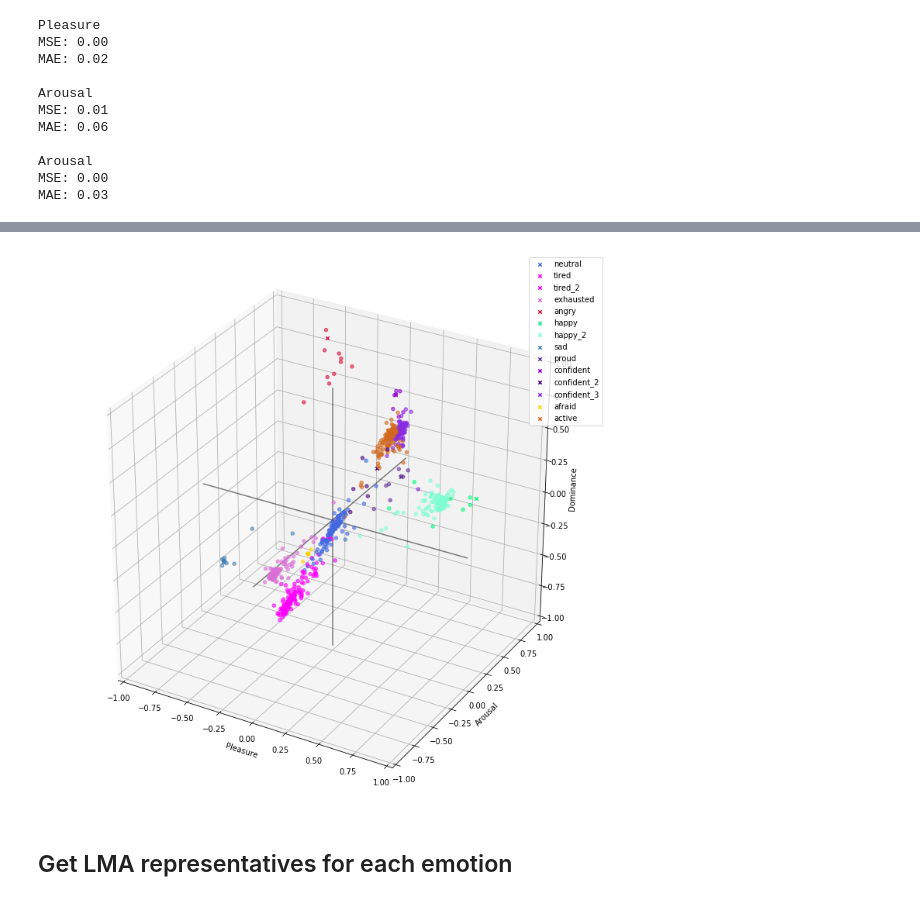
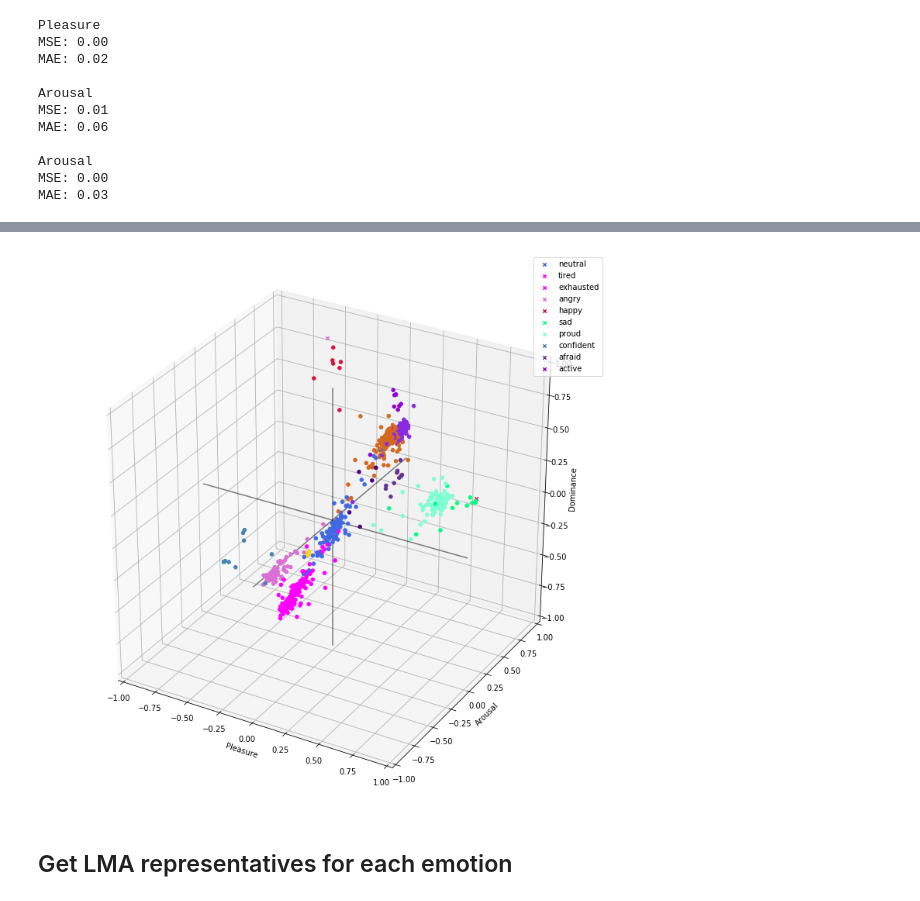
Before and after one commit to HerouFenix/Emotionally-Expressive-Motion-Controller-for-Virtual-Characters, a Jupyter notebook: emotion_classifier/model_training/bandai_train_model.ipynb, the cells around one changed output, grey strips where cells are left out. Saved outputs shown, nothing was run; the diff lists cells and outputs as text; code cells hidden in the pictures.

```diff
--- a/emotion_classifier/model_training/bandai_train_model.ipynb
+++ b/emotion_classifier/model_training/bandai_train_model.ipynb
@@ -551,25 +892,22 @@ plt.show()
 x = pred_y_p[0:1000]
 y = pred_y_a[0:1000]
 z = pred_y_d[0:1000]
+
 
 x_reference = [
     ## Bandai ##
     0.05,
 
     0.1,
-    0.1,
     -0.1,
 
     -0.5,
 
     0.8,
-    0.6,
 
     -0.6,
 
     0.4,
-    0.3,
-    0.25,
     0.3,
 
     -0.6,
@@ -582,20 +920,16 @@ y_reference = [
     -0.05,
 
     -0.7,
-    -0.75,
     -0.6,
 
     0.8,
 
     0.5,
-    0.4,
 
     -0.4,
 
     0.2,
     0.3,
-    0.15,
-    0.4,
 
     0.7,
 
@@ -607,20 +941,16 @@ z_reference = [
     0.0,
 
     -0.2,
-    -0.25,
     -0.15,
 
     0.9,
 
     0.15,
-    0.1,
 
     -0.3,
 
     0.35,
     0.9,
-    0.4,
-    0.6,
 
     -0.8,
 
@@ -703,36 +1033,36 @@ ax = plt.axes(projection ="3d")
 
 for i in range(len(x_reference)):
     ax.scatter3D(x_reference[i], y_reference[i], z_reference[i],
                c=colors_reference[i],
                label=conv_dict[(x_reference[i], y_reference[i], z_reference[i])],
-               marker="x", linewidths=3)
+               marker="x", linewidths=10)#,s=15)
 
 ax.legend()
 
-ax.scatter(x, y, z, c=colors, alpha=0.6)
+ax.scatter(x, y, z, c=colors, alpha=1) #s=500)
 
 
 line = mplot3d.art3d.Line3D([-1, 1], [0, 0], [0,0], color='black', alpha=0.5)
 line_2 = mplot3d.art3d.Line3D([0, 0], [-1, 1], [0,0], color='black', alpha = 0.5)
 line_3 = mplot3d.art3d.Line3D([0, 0], [0, 0], [-1,1], color='black', alpha = 0.5)
 
 ax.add_line(line)
 ax.add_line(line_2)
 ax.add_line(line_3)
 
 
 ax.set_xlim([-1,1])
 ax.set_ylim([-1,1])
 ax.set_zlim([-1,1])
 
 ax.set_xlabel('Pleasure')
 ax.set_ylabel('Arousal')
 ax.set_zlabel('Dominance')
 plt.grid(True)
 
 plt.show()
 # %% [output]
-[figure, old version]
+[figure, new version]
 # %% [markdown]
 ## Get LMA representatives for each emotion
 # %%
```
Also changed, not shown: parts of 5 cells of this notebook, 1 other file.
